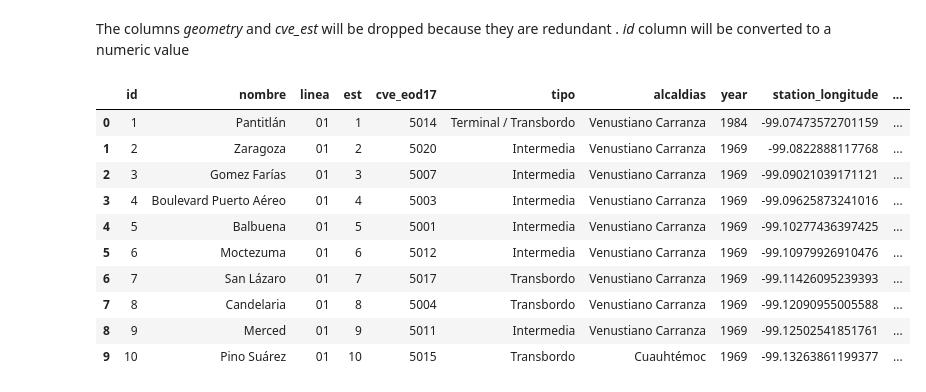
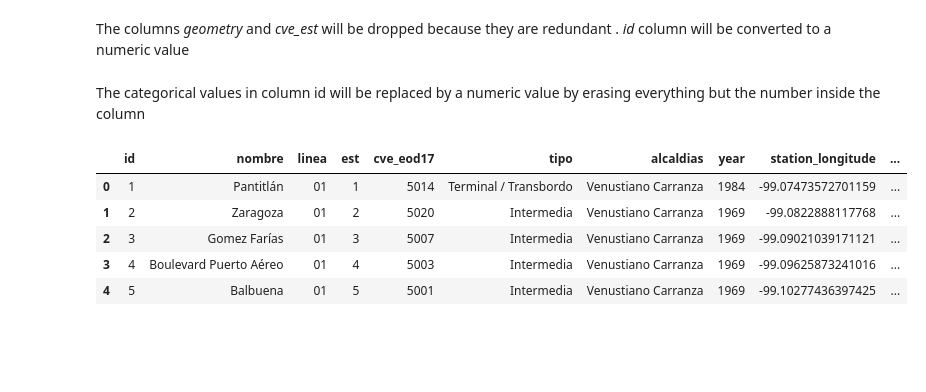
Before and after one commit to marcocasillas91/sdc-security, a Jupyter notebook: notebooks/1_first_datalake.ipynb, the cells around one changed output. Cells and saved outputs as stored; diff of their text form; code cells hidden in the pictures; blank space fills up the shorter version.

```diff
--- a/notebooks/1_first_datalake.ipynb
+++ b/notebooks/1_first_datalake.ipynb
@@ -13,4 +13,5 @@ import matplotlib.pyplot as plt
 #Path
 #Insert your local repo path to file
 repo_path = "INSERT YOUR LOCAL SDC-SECURITY REPO PATH HERE"
+repo_path = "D:\Archivos\Social Data Challenge\sdc-security"
 # %%
@@ -173,20 +188,17 @@ The columns *geometry* and *cve_est* will be dropped because they are redundant
 # %%
 del stations_raw['geometry']
 del stations_raw['cve_est']
+# %% [markdown]
+The categorical values in column id will be replaced by a numeric value by erasing everything but the number inside the column
 # %%
 stations_raw['id'] = stations_raw.id.str.replace('cdmx_estaciones_metro.', '')
 stations_raw['id'] = pd.to_numeric(stations_raw['id'])
 # %%
-stations_raw.head(10)
+stations_raw.head()
 # %% [output]
 |  | id | nombre | linea | est | cve_eod17 | tipo | alcaldias | year | station_longitude | ... |
 | 0 | 1 | Pantitlán | 01 | 1 | 5014 | Terminal / Transbordo | Venustiano Carranza | 1984 | -99.07473572701159 | ... |
 | 1 | 2 | Zaragoza | 01 | 2 | 5020 | Intermedia | Venustiano Carranza | 1969 | -99.0822888117768 | ... |
 | 2 | 3 | Gomez Farías | 01 | 3 | 5007 | Intermedia | Venustiano Carranza | 1969 | -99.09021039171121 | ... |
 | 3 | 4 | Boulevard Puerto Aéreo | 01 | 4 | 5003 | Intermedia | Venustiano Carranza | 1969 | -99.09625873241016 | ... |
 | 4 | 5 | Balbuena | 01 | 5 | 5001 | Intermedia | Venustiano Carranza | 1969 | -99.10277436397425 | ... |
-| 5 | 6 | Moctezuma | 01 | 6 | 5012 | Intermedia | Venustiano Carranza | 1969 | -99.10979926910476 | ... |
-| 6 | 7 | San Lázaro | 01 | 7 | 5017 | Transbordo | Venustiano Carranza | 1969 | -99.11426095239393 | ... |
-| 7 | 8 | Candelaria | 01 | 8 | 5004 | Transbordo | Venustiano Carranza | 1969 | -99.12090955005588 | ... |
-| 8 | 9 | Merced | 01 | 9 | 5011 | Intermedia | Venustiano Carranza | 1969 | -99.12502541851761 | ... |
-| 9 | 10 | Pino Suárez | 01 | 10 | 5015 | Transbordo | Cuauhtémoc | 1969 | -99.13263861199377 | ... |
```
Also changed, not shown: parts of 23 cells of this notebook.
